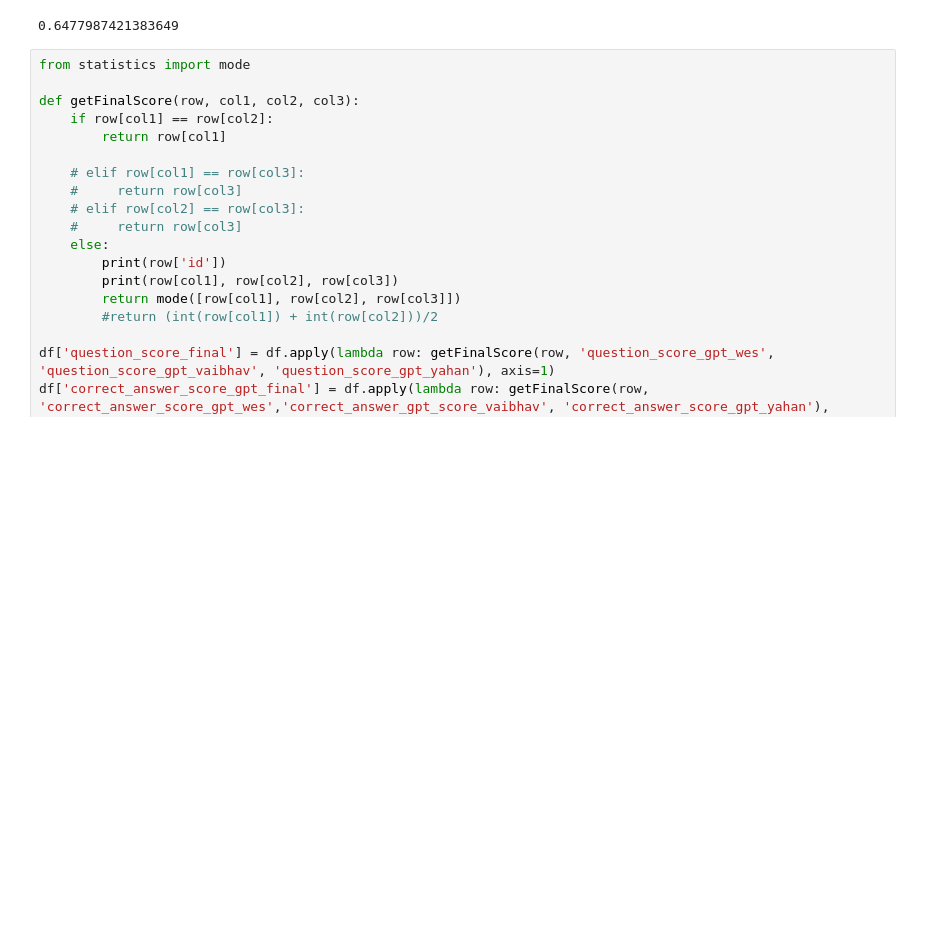
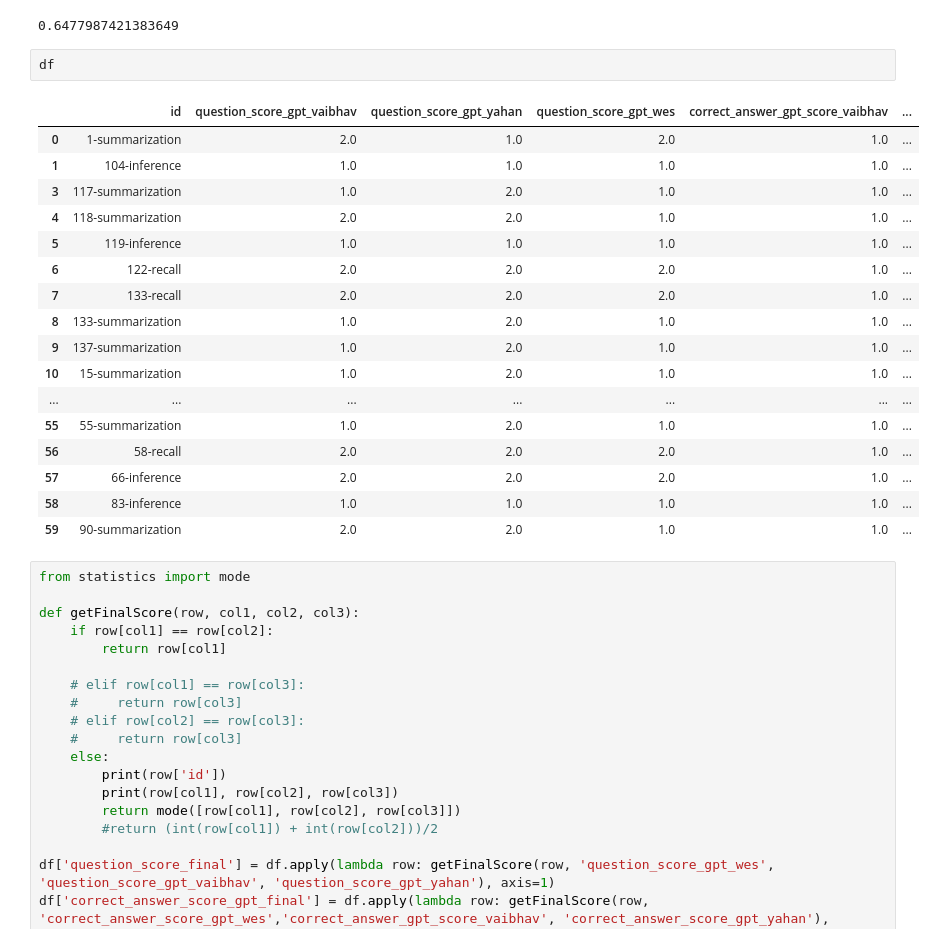
Before and after one commit to learlab/textbook-question-generation, a Jupyter notebook: src/aqag-irr.ipynb, the cells around one changed output. Saved outputs shown, nothing was run; the diff lists cells and outputs as text; blank space fills up the shorter version.

```diff
--- a/src/aqag-irr.ipynb
+++ b/src/aqag-irr.ipynb
@@ -33,6 +61,26 @@ nan
 cohen_kappa_score(df['correct_answer_score_vicuna_vaibhav'].astype(int), df['correct_answer_score_vicuna_wes'])
 # %% [output]
 0.6477987421383649
+# %%
+df
+# %% [output]
+|  | id | question_score_gpt_vaibhav | question_score_gpt_yahan | question_score_gpt_wes | correct_answer_gpt_score_vaibhav | ... |
+| 0 | 1-summarization | 2.0 | 1.0 | 2.0 | 1.0 | ... |
+| 1 | 104-inference | 1.0 | 1.0 | 1.0 | 1.0 | ... |
+| 3 | 117-summarization | 1.0 | 2.0 | 1.0 | 1.0 | ... |
+| 4 | 118-summarization | 2.0 | 2.0 | 1.0 | 1.0 | ... |
+| 5 | 119-inference | 1.0 | 1.0 | 1.0 | 1.0 | ... |
+| 6 | 122-recall | 2.0 | 2.0 | 2.0 | 1.0 | ... |
+| 7 | 133-recall | 2.0 | 2.0 | 2.0 | 1.0 | ... |
+| 8 | 133-summarization | 1.0 | 2.0 | 1.0 | 1.0 | ... |
+| 9 | 137-summarization | 1.0 | 2.0 | 1.0 | 1.0 | ... |
+| 10 | 15-summarization | 1.0 | 2.0 | 1.0 | 1.0 | ... |
+| ... | ... | ... | ... | ... | ... | ... |
+| 55 | 55-summarization | 1.0 | 2.0 | 1.0 | 1.0 | ... |
+| 56 | 58-recall | 2.0 | 2.0 | 2.0 | 1.0 | ... |
+| 57 | 66-inference | 2.0 | 2.0 | 2.0 | 1.0 | ... |
+| 58 | 83-inference | 1.0 | 1.0 | 1.0 | 1.0 | ... |
+| 59 | 90-summarization | 2.0 | 2.0 | 1.0 | 1.0 | ... |
 # %%
 from statistics import mode
 
```
Also changed, not shown: parts of 5 cells of this notebook, 23 other files.
